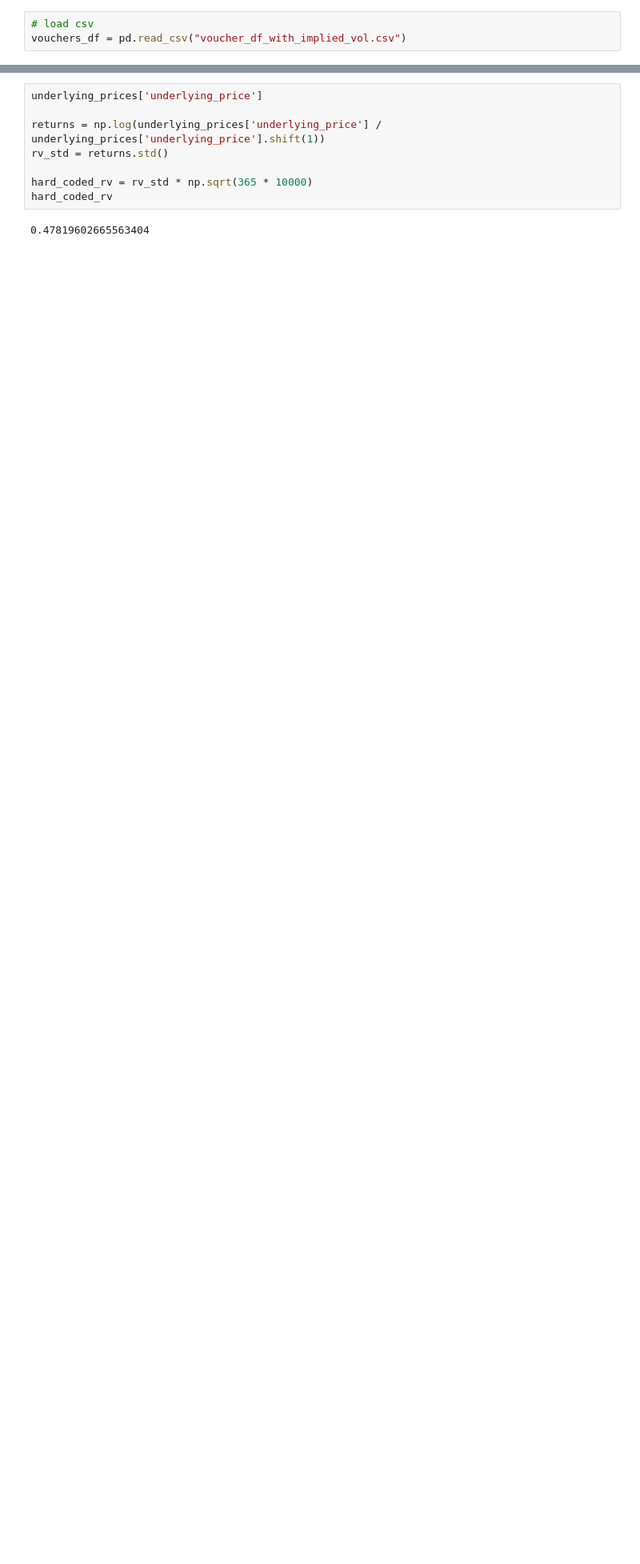
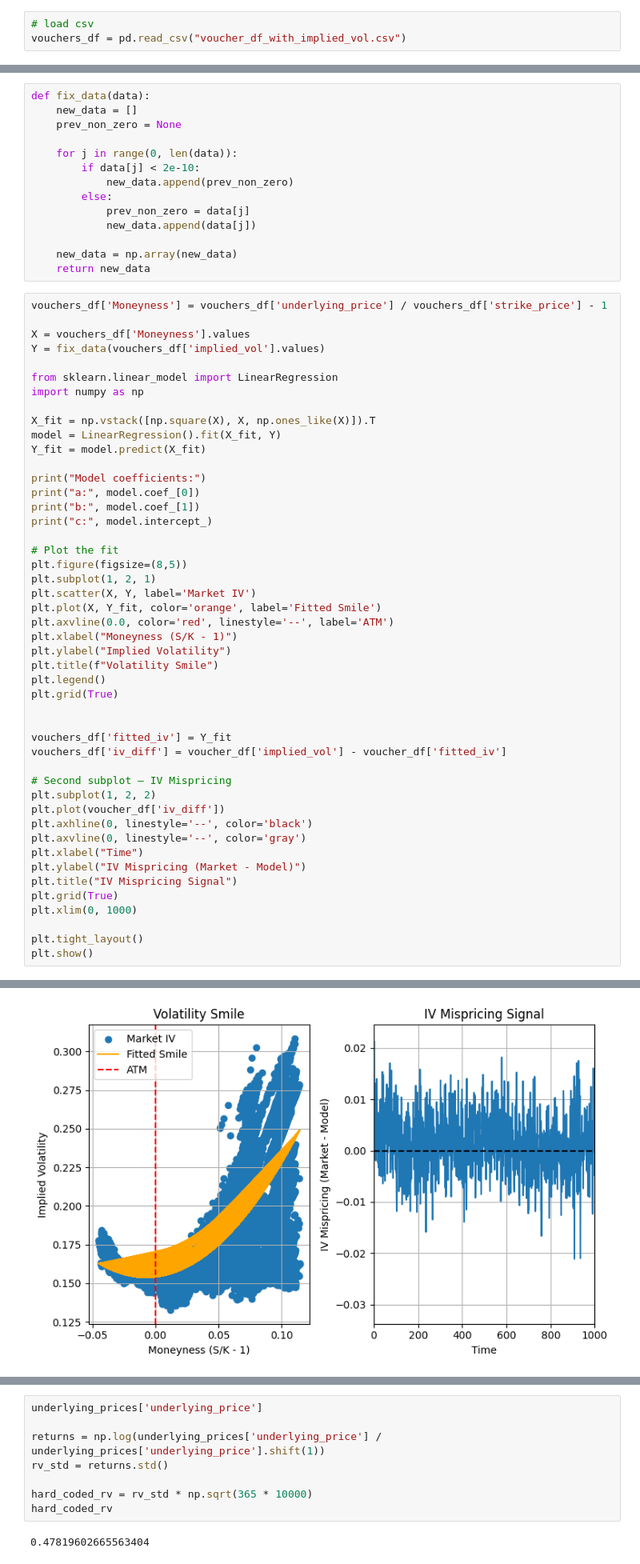
Before and after one commit to chrispyroberts/imc-prosperity-3, a Jupyter notebook: round3 analysis.ipynb, the cells around one changed output, grey strips where cells are left out. Shown at 80% size. Saved outputs shown, nothing was run; the diff lists cells and outputs as text; blank space fills up the shorter version.

```diff
--- a/round3 analysis.ipynb
+++ b/round3 analysis.ipynb
@@ -239,0 +267,62 @@ def fix_data(data):
+# %%
+def fix_data(data):
+    new_data = []
+    prev_non_zero = None
+
+    for j in range(0, len(data)):
+        if data[j] < 2e-10:
+            new_data.append(prev_non_zero)
+        else:
+            prev_non_zero = data[j]
+            new_data.append(data[j])
+
+    new_data = np.array(new_data)
+    return new_data
+# %%
+vouchers_df['Moneyness'] = vouchers_df['underlying_price'] / vouchers_df['strike_price'] - 1
+
+X = vouchers_df['Moneyness'].values
+Y = fix_data(vouchers_df['implied_vol'].values)
+
+from sklearn.linear_model import LinearRegression
+import numpy as np
+
+X_fit = np.vstack([np.square(X), X, np.ones_like(X)]).T
+model = LinearRegression().fit(X_fit, Y)
+Y_fit = model.predict(X_fit)
+
+print("Model coefficients:")
+print("a:", model.coef_[0])
+print("b:", model.coef_[1])
+print("c:", model.intercept_)
+
+# Plot the fit
+plt.figure(figsize=(8,5))
+plt.subplot(1, 2, 1)
+plt.scatter(X, Y, label='Market IV')
+plt.plot(X, Y_fit, color='orange', label='Fitted Smile')
+plt.axvline(0.0, color='red', linestyle='--', label='ATM')
+plt.xlabel("Moneyness (S/K - 1)")
+plt.ylabel("Implied Volatility")
+plt.title(f"Volatility Smile")
+plt.legend()
+plt.grid(True)
+
+
+vouchers_df['fitted_iv'] = Y_fit
+vouchers_df['iv_diff'] = voucher_df['implied_vol'] - voucher_df['fitted_iv']
+
+# Second subplot — IV Mispricing
+plt.subplot(1, 2, 2)
+plt.plot(voucher_df['iv_diff'])
+plt.axhline(0, linestyle='--', color='black')
+plt.axvline(0, linestyle='--', color='gray')
+plt.xlabel("Time")
+plt.ylabel("IV Mispricing (Market - Model)")
+plt.title("IV Mispricing Signal")
+plt.grid(True)
+plt.xlim(0, 1000)
+
+plt.tight_layout()
+plt.show()
+# %% [output]
@@ -240,3 +333,4 @@ def fix_data(data):
+[figure, added]
 # %%
 vouchers = ['VOLCANIC_ROCK_VOUCHER_10500',
             'VOLCANIC_ROCK_VOUCHER_10250',
```
Also changed, not shown: parts of 15 cells of this notebook.
